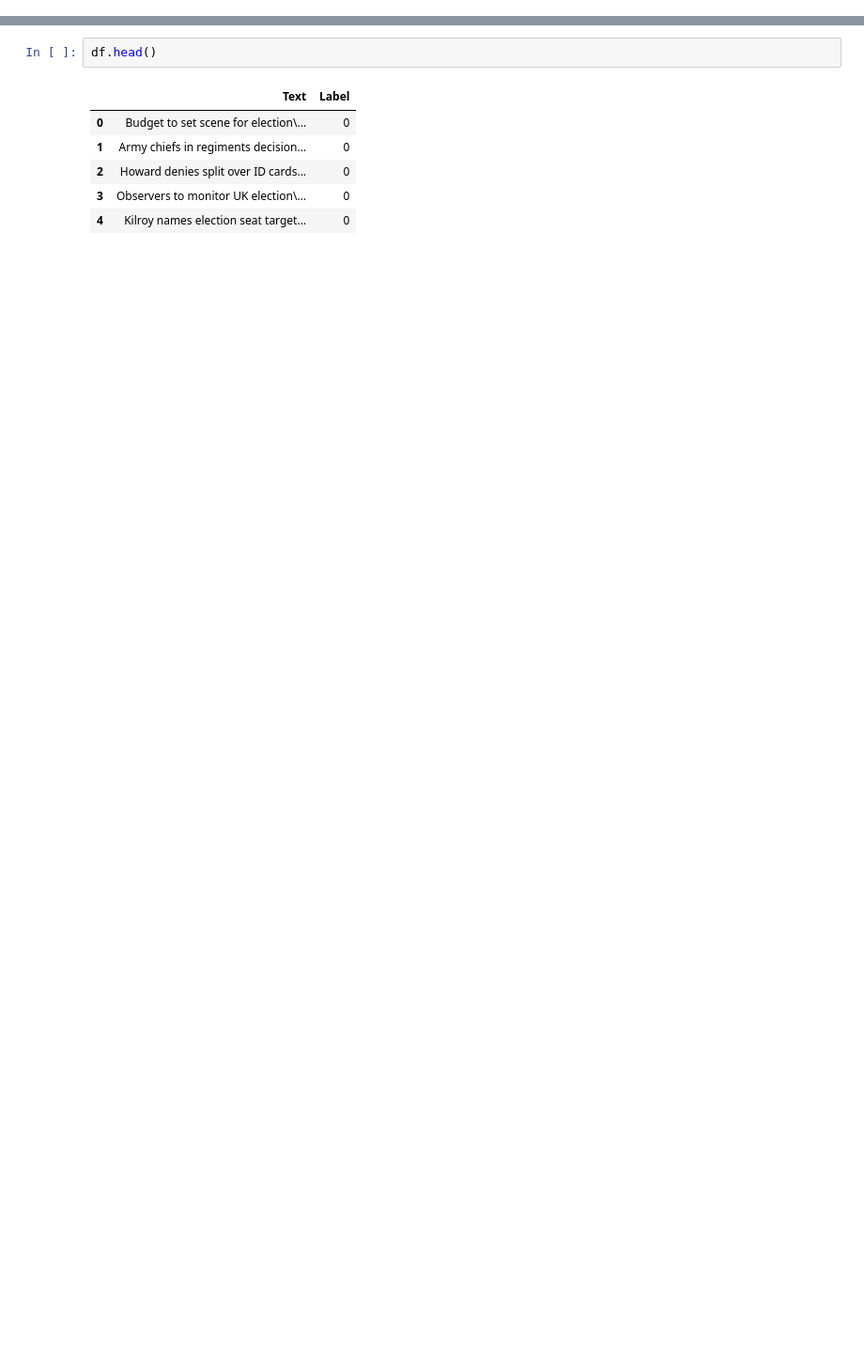
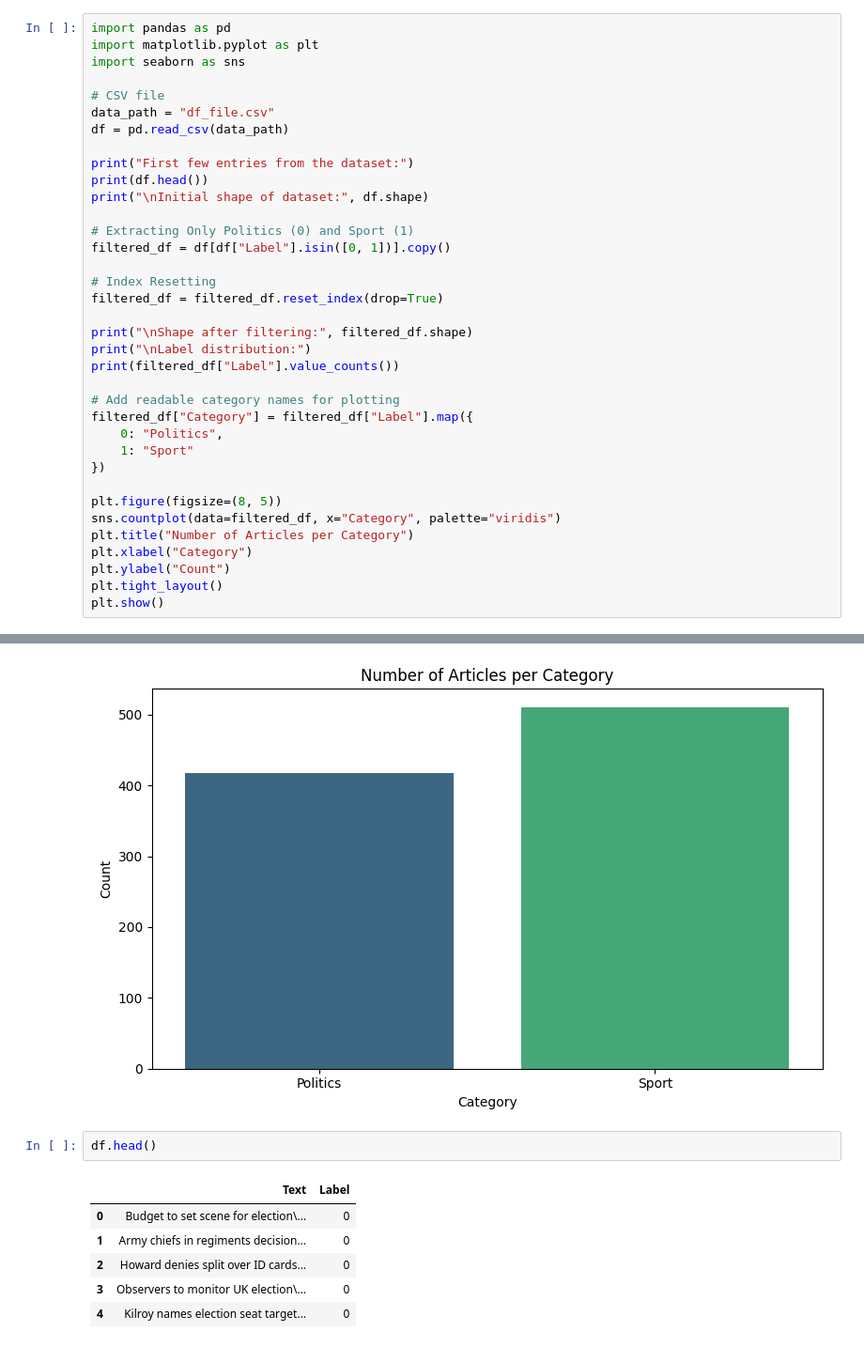
Before and after one commit to tashir0605/NLU_Assignment, a Jupyter notebook: NLU_Q_4.ipynb, the cells around one changed output, grey strips where cells are left out. Shown at 94% size. Drawn from its saved outputs; the diff is of its cells as text; blank space fills up the shorter version.

```diff
--- a/NLU_Q_4.ipynb
+++ b/NLU_Q_4.ipynb
@@ -55,0 +3,37 @@ Name: count, dtype: int64
+# %%
+import pandas as pd
+import matplotlib.pyplot as plt
+import seaborn as sns
+
+# CSV file
+data_path = "df_file.csv"
+df = pd.read_csv(data_path)
+
+print("First few entries from the dataset:")
+print(df.head())
+print("\nInitial shape of dataset:", df.shape)
+
+# Extracting Only Politics (0) and Sport (1)
+filtered_df = df[df["Label"].isin([0, 1])].copy()
+
+# Index Resetting
+filtered_df = filtered_df.reset_index(drop=True)
+
+print("\nShape after filtering:", filtered_df.shape)
+print("\nLabel distribution:")
+print(filtered_df["Label"].value_counts())
+
+# Add readable category names for plotting
+filtered_df["Category"] = filtered_df["Label"].map({
+    0: "Politics",
+    1: "Sport"
+})
+
+plt.figure(figsize=(8, 5))
+sns.countplot(data=filtered_df, x="Category", palette="viridis")
+plt.title("Number of Articles per Category")
+plt.xlabel("Category")
+plt.ylabel("Count")
+plt.tight_layout()
+plt.show()
+# %% [output]
@@ -56,3 +60,4 @@ Name: count, dtype: int64
+[figure, added]
 # %%
 df.head()
 # %% [output]
```
Also changed, not shown: parts of 21 cells of this notebook.
